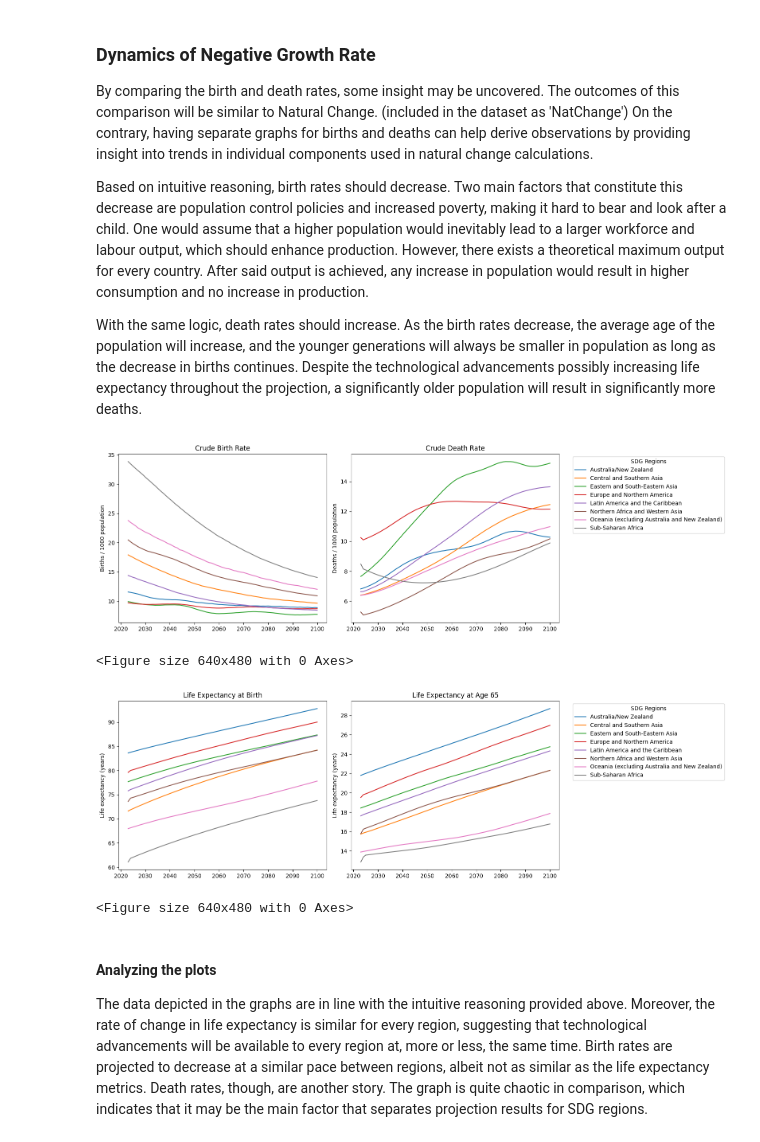
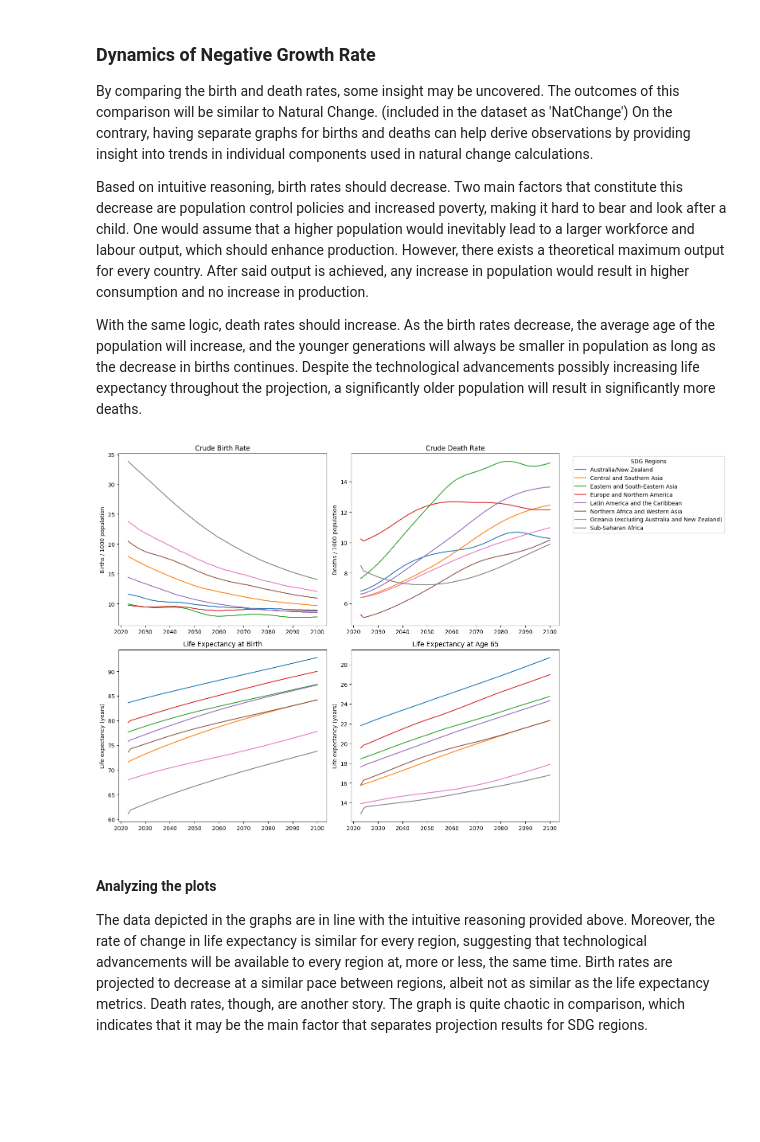
Before and after one commit to GongJr0/UW_Data_Science_Population_Analysis, a Jupyter notebook: Analysis.ipynb, the cells around one changed output. Saved outputs shown, nothing was run; the diff lists cells and outputs as text; code cells hidden in the pictures; blank space fills up the shorter version.

```diff
--- a/Analysis.ipynb
+++ b/Analysis.ipynb
@@ -100,7 +100,8 @@ Based on intuitive reasoning, birth rates should decrease. Two main factors that
 
 With the same logic, death rates should increase. As the birth rates decrease, the average age of the population will increase, and the younger generations will always be smaller in population as long as the decrease in births continues. Despite the technological advancements possibly increasing life expectancy throughout the projection, a significantly older population will result in significantly more deaths.
 # %%
-fig, (ax1, ax2) = plt.subplots(1, 2, figsize=(16,5))  # Creating subplots
+""" 2 FIGURES 2 SUBPLOTS
+fig, (ax1, ax2) = plt.subplots(2, 2, figsize=(16,5))  # Creating subplots
 
 for loc, data in gr:
     ax1.plot(data.index, data['CBR'], label=loc)
@@ -139,11 +140,36 @@ ax2.legend(bbox_to_anchor=(1.05, 1), loc='upper left', title="SDG Regions")
 plt.tight_layout()
 plt.show()
 plt.clf()
+"""
-# %% [output]
-[figure, removed]
-<Figure size 640x480 with 0 Axes>
-[figure, removed]
-<Figure size 640x480 with 0 Axes>
+# %%
+# 1 FIGURE 4 SUBPLOTS
+fig, ((ax1, ax2), (ax3, ax4)) = plt.subplots(2, 2, figsize=(16, 10))  # Creating subplots
+
+for loc, data in gr:
+    ax1.plot(data.index, data['CBR'], label=loc)
+ax1.set_title("Crude Birth Rate")
+ax1.set_ylabel('Births / 1000 population')
+
+for loc, data in gr:
+    ax2.plot(data.index, data['CDR'], label=loc)
+ax2.set_title("Crude Death Rate")
+ax2.set_ylabel('Deaths / 1000 population')
+ax2.legend(bbox_to_anchor=(1.05, 1), loc='upper left', title="SDG Regions")
+
+for loc, data in gr:
+    ax3.plot(data.index, data['LEx'], label=loc)
+ax3.set_title("Life Expectancy at Birth")
+ax3.set_ylabel('Life expectancy (years)')
+
+for loc, data in gr:
+    ax4.plot(data.index, data['LE65'], label=loc)
+ax4.set_title("Life Expectancy at Age 65")
+ax4.set_ylabel('Life expectancy (years)')
+
+plt.tight_layout()
+plt.show()
+# %% [output]
+[figure, added]
 # %% [markdown]
 #### Analyzing the plots
 
```
Also changed, not shown: parts of 4 cells of this notebook.
